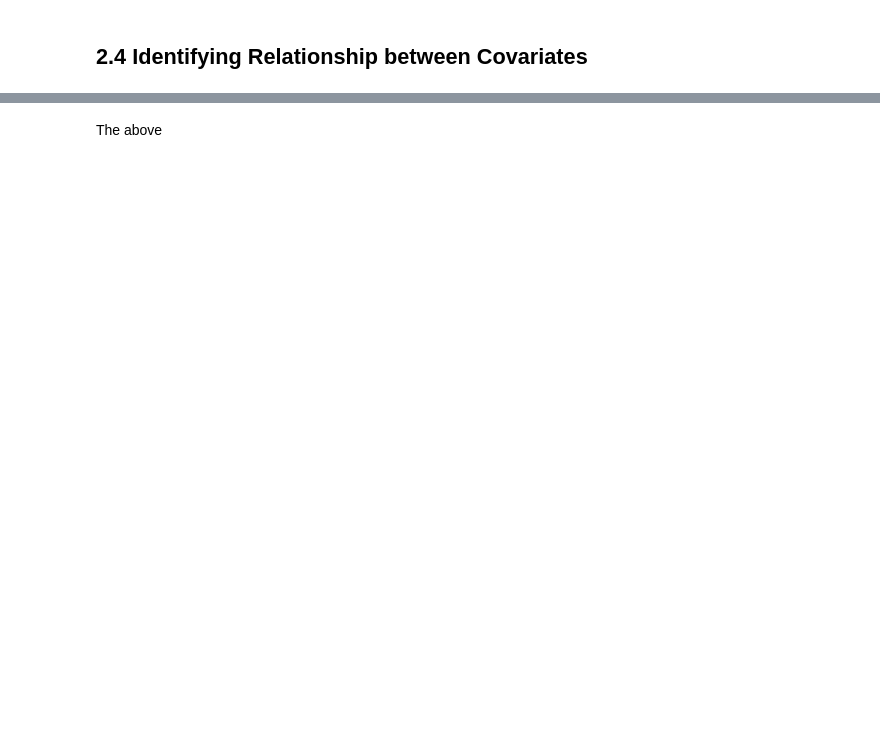
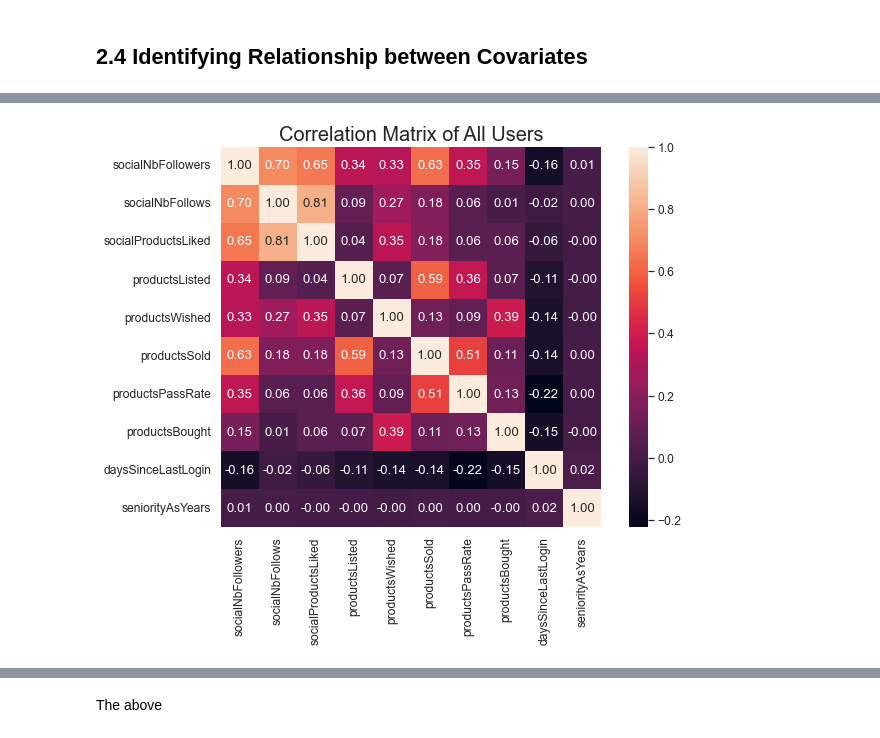
Before and after one commit to mattlim96/getharley-challenge, a Jupyter notebook: solution.ipynb, the cells around one changed output, grey strips where cells are left out. Saved outputs shown, nothing was run; the diff lists cells and outputs as text; code cells hidden in the pictures; blank space fills up the shorter version.

```diff
--- a/solution.ipynb
+++ b/solution.ipynb
@@ -318,0 +339,12 @@ Approx 50% of users that made at least 1 purchase have dropped out after 6 month
+# %%
+# remove variables with correlation close to 0 and replot correlation matrix
+corrMatrixDf = df_clean.drop(columns=['hasAnyApp', 'hasAndroidApp', 'hasIosApp','hasProfilePicture'])
+
+FIG = plt.figure(figsize=(10,7))
+sns.set(font_scale=1.1)
+sns.heatmap(corrMatrixDf.corr(), annot=True, square=True,fmt='.2f')
+plt.title(f'Correlation Matrix of All Users', fontsize=20)
+plt.yticks(rotation=0)
+plt.show()
+# %% [output]
+[figure, added]
```
Also changed, not shown: parts of 22 cells of this notebook.
